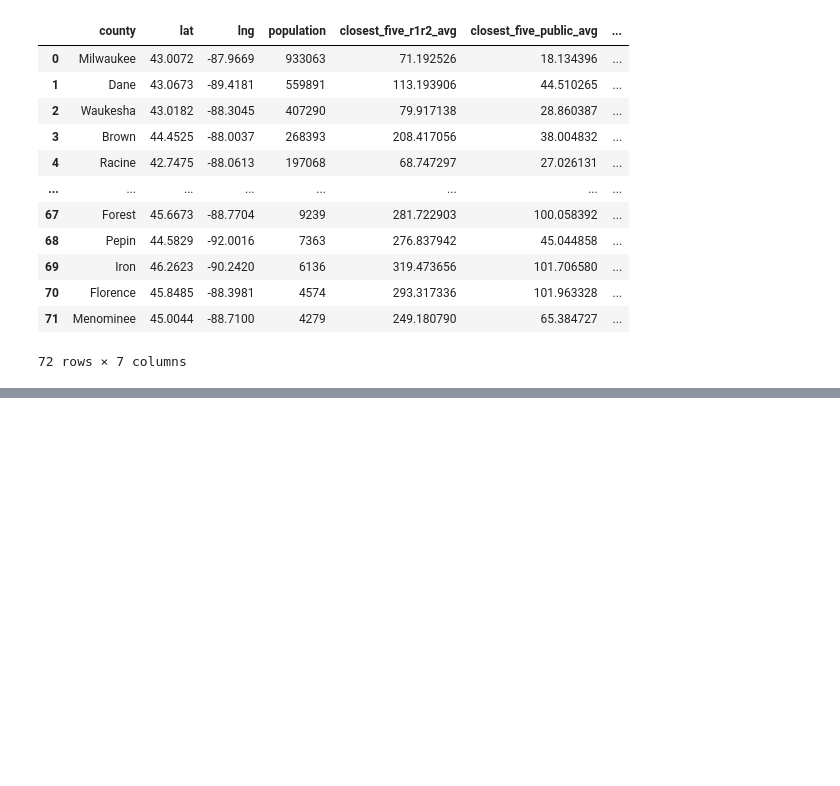
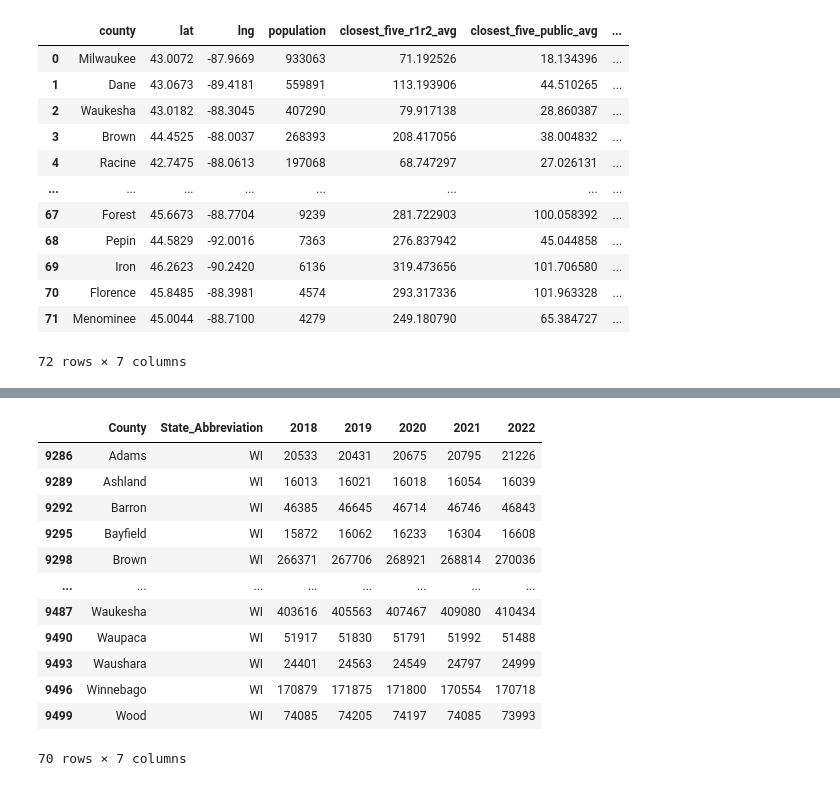
Before and after one commit to mcelhens/AP-Outcomes-to-University-Metrics, a Jupyter notebook: working_with_wisconsin.ipynb, the cells around one changed output, grey strips where cells are left out. Drawn from its saved outputs; the diff is of its cells as text; code cells hidden in the pictures; blank space fills up the shorter version.

```diff
--- a/working_with_wisconsin.ipynb
+++ b/working_with_wisconsin.ipynb
@@ -173,0 +199,18 @@ wisconsin_counties
+# %%
+population = data_loaders.gimmeCountyPopulation()
+# %%
+population[population['State_Abbreviation']=='WI']
+# %% [output]
+|  | County | State_Abbreviation | 2018 | 2019 | 2020 | 2021 | 2022 |
+| 9286 | Adams | WI | 20533 | 20431 | 20675 | 20795 | 21226 |
+| 9289 | Ashland | WI | 16013 | 16021 | 16018 | 16054 | 16039 |
+| 9292 | Barron | WI | 46385 | 46645 | 46714 | 46746 | 46843 |
+| 9295 | Bayfield | WI | 15872 | 16062 | 16233 | 16304 | 16608 |
+| 9298 | Brown | WI | 266371 | 267706 | 268921 | 268814 | 270036 |
+| ... | ... | ... | ... | ... | ... | ... | ... |
+| 9487 | Waukesha | WI | 403616 | 405563 | 407467 | 409080 | 410434 |
+| 9490 | Waupaca | WI | 51917 | 51830 | 51791 | 51992 | 51488 |
+| 9493 | Waushara | WI | 24401 | 24563 | 24549 | 24797 | 24999 |
+| 9496 | Winnebago | WI | 170879 | 171875 | 171800 | 170554 | 170718 |
+| 9499 | Wood | WI | 74085 | 74205 | 74197 | 74085 | 73993 |
+70 rows × 7 columns
```
Also changed, not shown: parts of 7 cells of this notebook, 2 other files.
